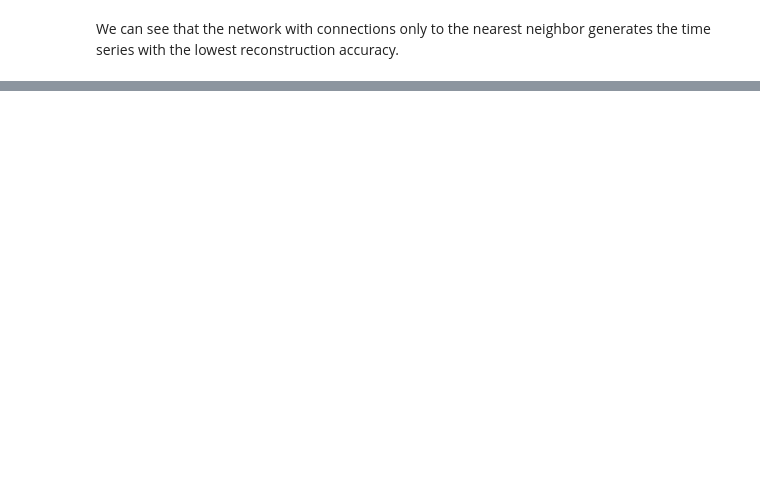
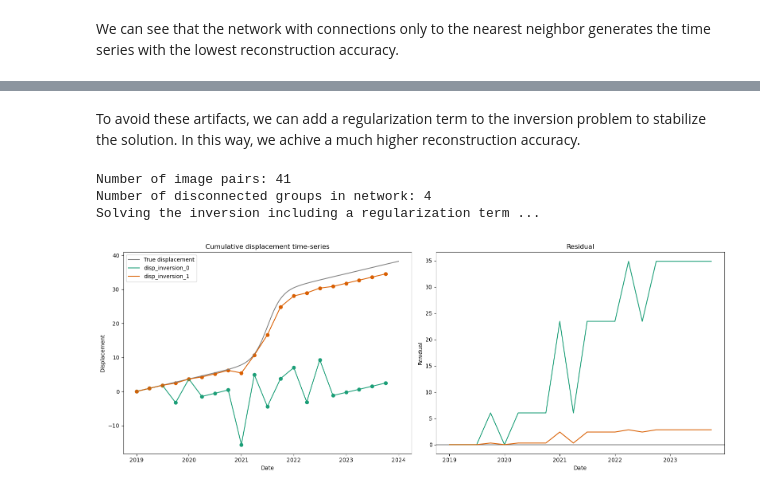
Before and after one commit to UP-RS-ESP/timeseries_inversion, a Jupyter notebook: timeseries_inversion_sparse_and_disconnected_networks.ipynb, the cells around one changed output, grey strips where cells are left out. Saved outputs shown, nothing was run; the diff lists cells and outputs as text; code cells hidden in the pictures; blank space fills up the shorter version.

Commit message:
added inv with regularization

```diff
--- a/timeseries_inversion_sparse_and_disconnected_networks.ipynb
+++ b/timeseries_inversion_sparse_and_disconnected_networks.ipynb
@@ -116,0 +116,10 @@ Number of disconnected components in network: 3
+# %% [markdown]
+To avoid these artifacts, we can add a regularization term to the inversion problem to stabilize the solution. In this way, we achive a much higher reconstruction accuracy.
+# %%
+ts_d3r = inv.run_inversion(network_d3, regu = True)
+inv.plot_results([ts_d3, ts_d3r], original_signal)
+# %% [output]
+Number of image pairs: 41
+Number of disconnected groups in network: 4
+Solving the inversion including a regularization term ...
+[figure, added]
```
Also changed, not shown: parts of 13 cells of this notebook, 1 other file.
